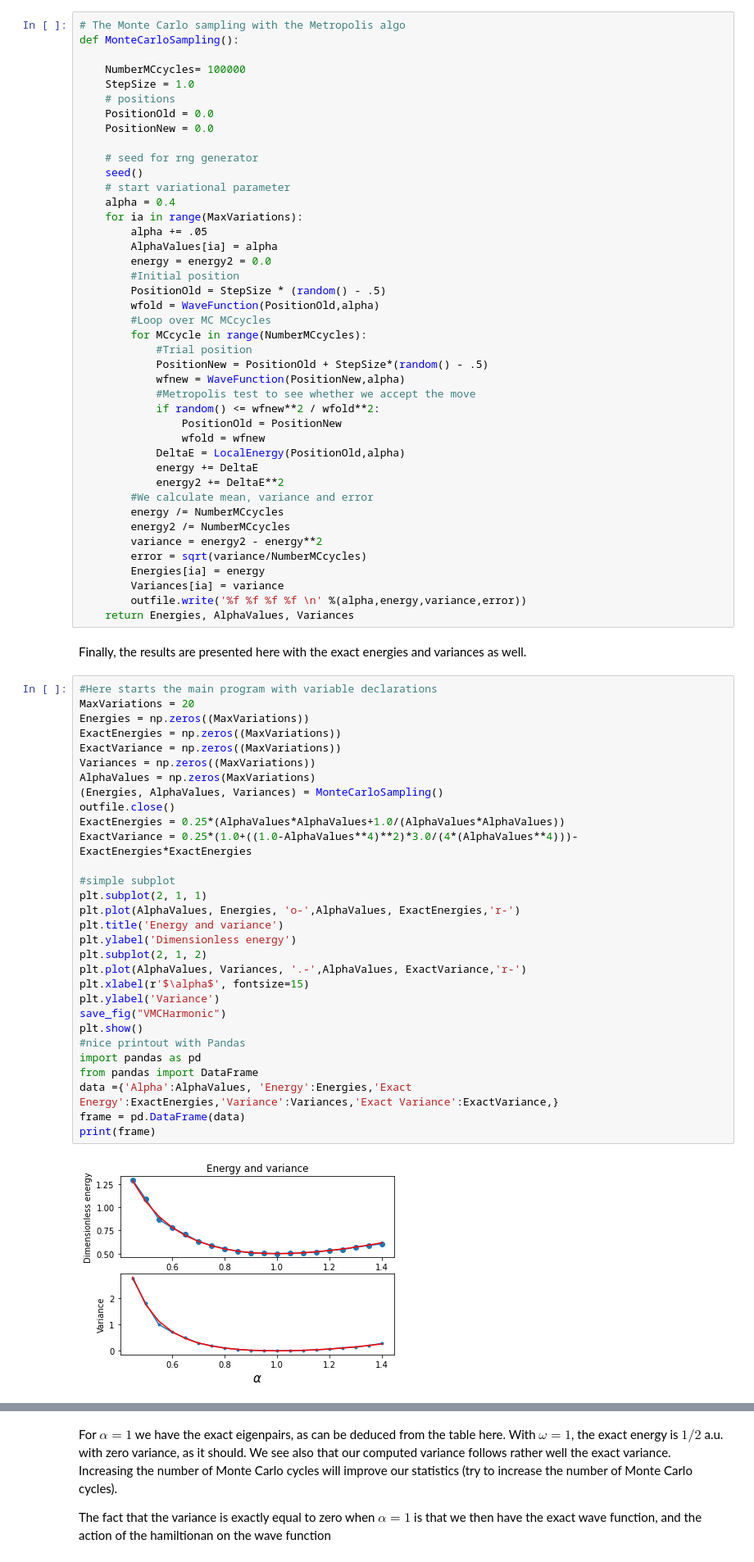
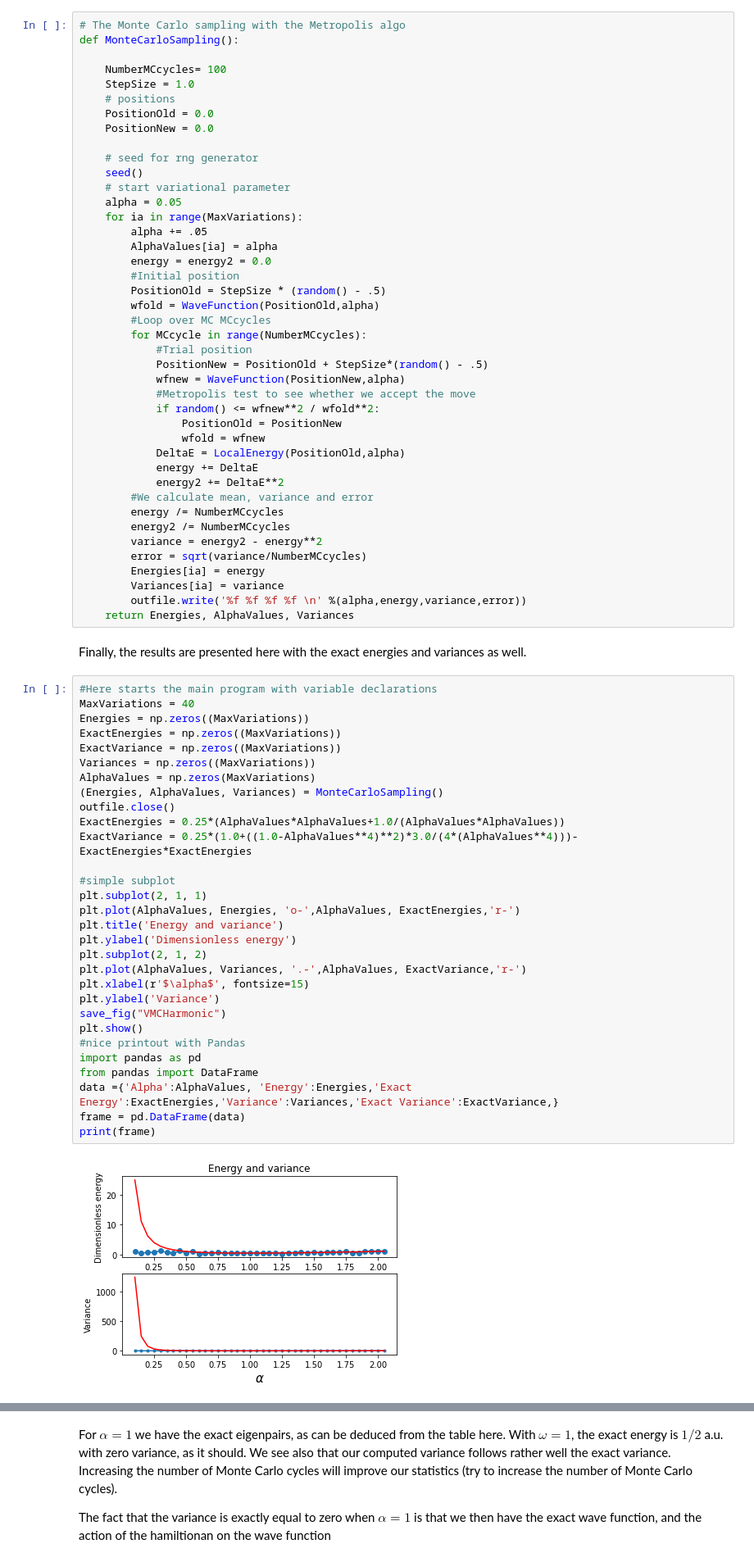
Before and after one commit to CompPhysics/ComputationalPhysics2, a Jupyter notebook: doc/pub/week2/ipynb/week2.ipynb, the cells around one changed output, grey strips where cells are left out. Shown at 82% size. Drawn from its saved outputs; the diff is of its cells as text.

```diff
--- a/doc/pub/week2/ipynb/week2.ipynb
+++ b/doc/pub/week2/ipynb/week2.ipynb
@@ -356,7 +356,7 @@ pedagogical reasons.
 # The Monte Carlo sampling with the Metropolis algo
 def MonteCarloSampling():
 
-    NumberMCcycles= 100000
+    NumberMCcycles= 100
     StepSize = 1.0
     # positions
     PositionOld = 0.0
@@ -365,7 +365,7 @@ def MonteCarloSampling():
     # seed for rng generator
     seed()
     # start variational parameter
-    alpha = 0.4
+    alpha = 0.05
     for ia in range(MaxVariations):
         alpha += .05
         AlphaValues[ia] = alpha
@@ -398,34 +398,34 @@ def MonteCarloSampling():
 Finally, the results are presented here with the exact energies and variances as well.
 # %%
 #Here starts the main program with variable declarations
-MaxVariations = 20
+MaxVariations = 40
 Energies = np.zeros((MaxVariations))
 ExactEnergies = np.zeros((MaxVariations))
 ExactVariance = np.zeros((MaxVariations))
 Variances = np.zeros((MaxVariations))
 AlphaValues = np.zeros(MaxVariations)
 (Energies, AlphaValues, Variances) = MonteCarloSampling()
 outfile.close()
 ExactEnergies = 0.25*(AlphaValues*AlphaValues+1.0/(AlphaValues*AlphaValues))
 ExactVariance = 0.25*(1.0+((1.0-AlphaValues**4)**2)*3.0/(4*(AlphaValues**4)))-ExactEnergies*ExactEnergies
 
 #simple subplot
 plt.subplot(2, 1, 1)
 plt.plot(AlphaValues, Energies, 'o-',AlphaValues, ExactEnergies,'r-')
 plt.title('Energy and variance')
 plt.ylabel('Dimensionless energy')
 plt.subplot(2, 1, 2)
 plt.plot(AlphaValues, Variances, '.-',AlphaValues, ExactVariance,'r-')
 plt.xlabel(r'$\alpha$', fontsize=15)
 plt.ylabel('Variance')
 save_fig("VMCHarmonic")
 plt.show()
 #nice printout with Pandas
 import pandas as pd
 from pandas import DataFrame
 data ={'Alpha':AlphaValues, 'Energy':Energies,'Exact Energy':ExactEnergies,'Variance':Variances,'Exact Variance':ExactVariance,}
 frame = pd.DataFrame(data)
 print(frame)
 # %% [output]
-[figure, old version]
+[figure, new version]
     Alpha    Energy  Exact Energy  Variance  Exact Variance
```
Also changed, not shown: parts of 1 cell of this notebook, 11 other files.
